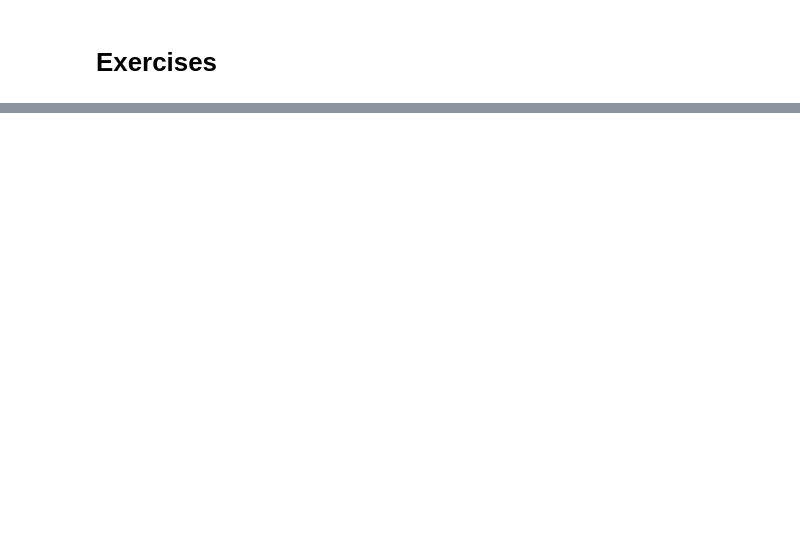
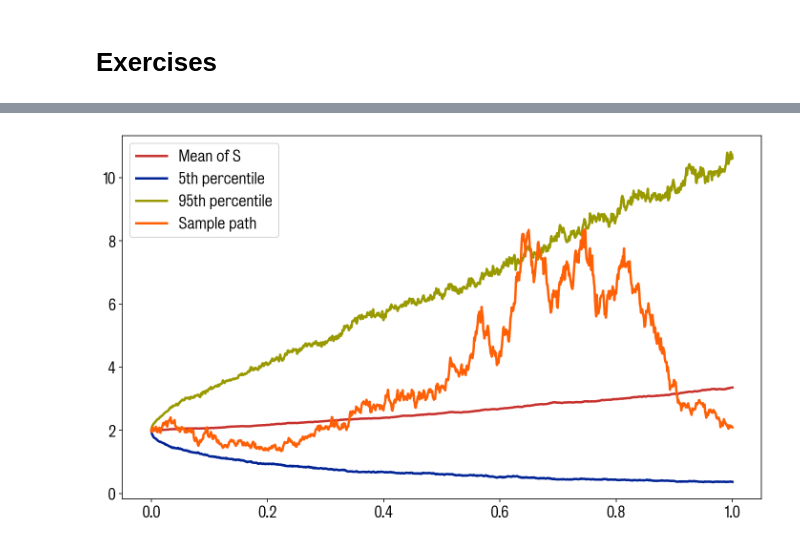
Before and after one commit to XLalex/-----, a Jupyter notebook: 7Exercises.ipynb, the cells around one changed output, grey strips where cells are left out. Drawn from its saved outputs; the diff is of its cells as text; code cells hidden in the pictures; blank space fills up the shorter version.

```diff
--- a/7Exercises.ipynb
+++ b/7Exercises.ipynb
@@ -306,0 +100,21 @@ $$
+# %%
+n_simulations = 1000 # Increase for a smooth graph
+S = np.zeros((n_simulations,1025))
+for i in range(0,n_simulations):
+    # Generate a Brownian motion
+    W, t = fmlib.one_step_wiener(1)
+    for j in range(0,10):
+        W, t = fmlib.wiener_interpolate(W,t)
+    S[i,:] = simulate_S(S0,mu,sigma,W,t)
+
+def fan_plot( t, S, varName='S'):
+    ax = plt.gca()
+    ax.plot(t, np.mean(S,axis=0),label='Mean of {}'.format(varName))
+    ax.plot(t, np.percentile(S,5,axis=0),label='5th percentile' )
+    ax.plot(t, np.percentile(S,95,axis=0),label='95th percentile' )
+    ax.plot(t, S[0,:],label='Sample path' )
+    ax.legend()
+
+fan_plot(t,S)
+# %% [output]
+[figure, added]
```
Also changed, not shown: parts of 32 cells of this notebook, 2 other files.
